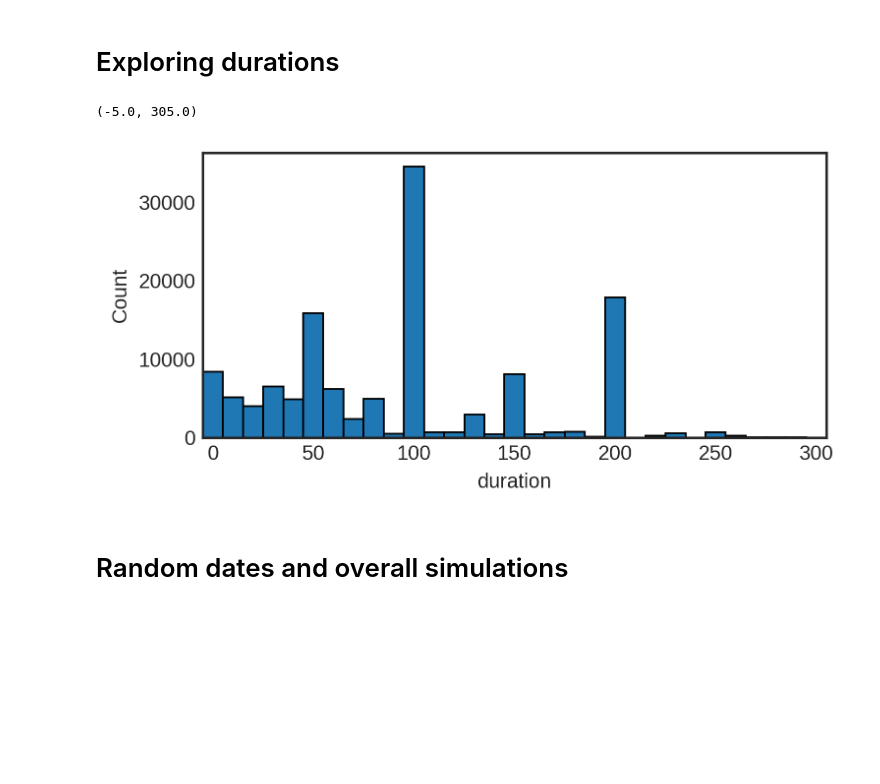
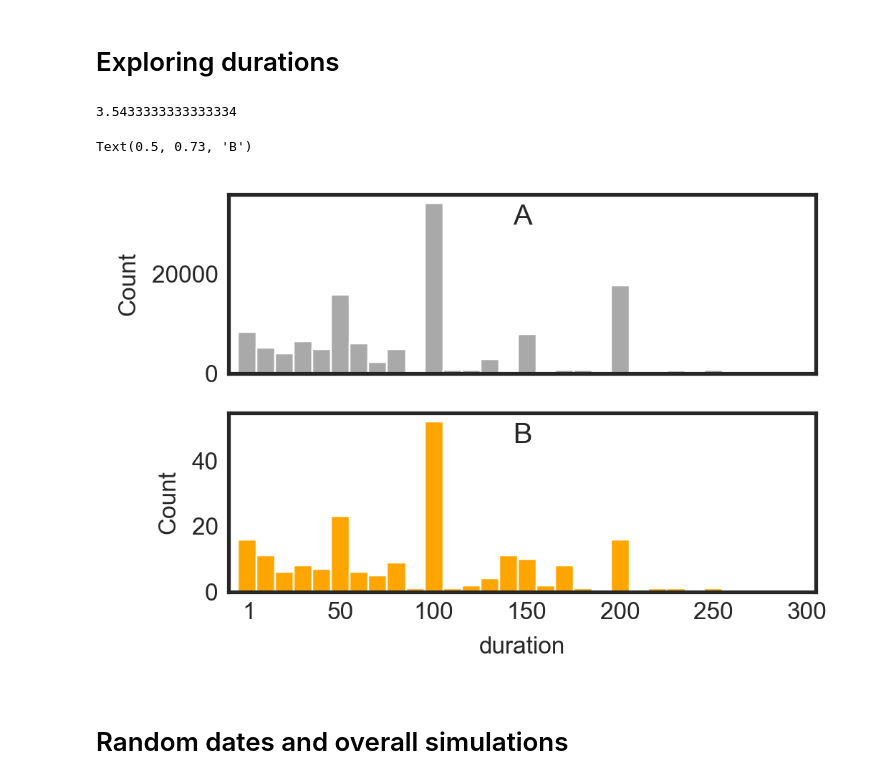
Before and after one commit to sdam-au/ASCNET, a Jupyter notebook: scripts/2_temporal.ipynb, the cells around one changed output. Cells and saved outputs as stored; diff of their text form; code cells hidden in the pictures; blank space fills up the shorter version.

```diff
--- a/scripts/2_temporal.ipynb
+++ b/scripts/2_temporal.ipynb
@@ -31,5 +14,16 @@ warnings.filterwarnings('ignore')
 import sddk
 import tempun
+# %%
+# global parameters for plots
+plt.style.use("seaborn-white")
+plt.rcParams['figure.dpi'] = 300
+plt.rcParams["font.family"] = "sans-serif"
+plt.rcParams['font.size'] = 8
+
+def save_figure(fig, fig_name):
+    #each figure to be saved in four different versions
+    fig.savefig("../figures/" + fig_name + ".tiff")
+    fig.savefig("../figures/" + fig_name + ".png")
 # %% [markdown]
 # Import the dataset
 # %%
@@ -200,13 +195,24 @@ def get_duration(start, stop):
   return duration
 
 LIRE["duration"] = LIRE.apply(lambda row: get_duration(row["not_before"], row["not_after"]), axis=1)
-# %%
-fig, ax = plt.subplots(figsize=(5.2, 2.6), tight_layout=True)
-sns.histplot(LIRE["duration"], kde=False, bins=range(-5, 305,10), alpha=1, color="tab:blue", ax=ax)
-ax.set_xlim(-5, 305)
-# %% [output]
-(-5.0, 305.0)
-[figure, removed]
+# %%
+1063 / 300
+# %% [output]
+3.5433333333333334
+# %%
+fig, [ax1,ax2] = plt.subplots(2,1, figsize=(3.54, 2.4), tight_layout=True)
+sns.histplot(LIRE["duration"], kde=False, bins=range(-5, 305,10), alpha=1, color="darkgrey", ax=ax1)
+ax1.set_xlim(-10, 305)
+ax1.set_xlabel("")
+ax1.set_xticklabels([])
+ax1.set_title("A", y=0.73)
+sns.histplot(LIRE[LIRE["asclepius"]]["duration"], kde=False, bins=range(-5, 305,10), alpha=1, color="orange", ax=ax2)
+ax2.set_xlim(-10, 305)
+ax2.set_xticks([1,50,100,150,200,250,300])
+ax2.set_title("B", y=0.73)
+# %% [output]
+Text(0.5, 0.73, 'B')
+[figure, added]
 # %% [markdown]
 # Random dates and overall simulations
 # %%
```
Also changed, not shown: parts of 10 cells of this notebook, 7 other files.
